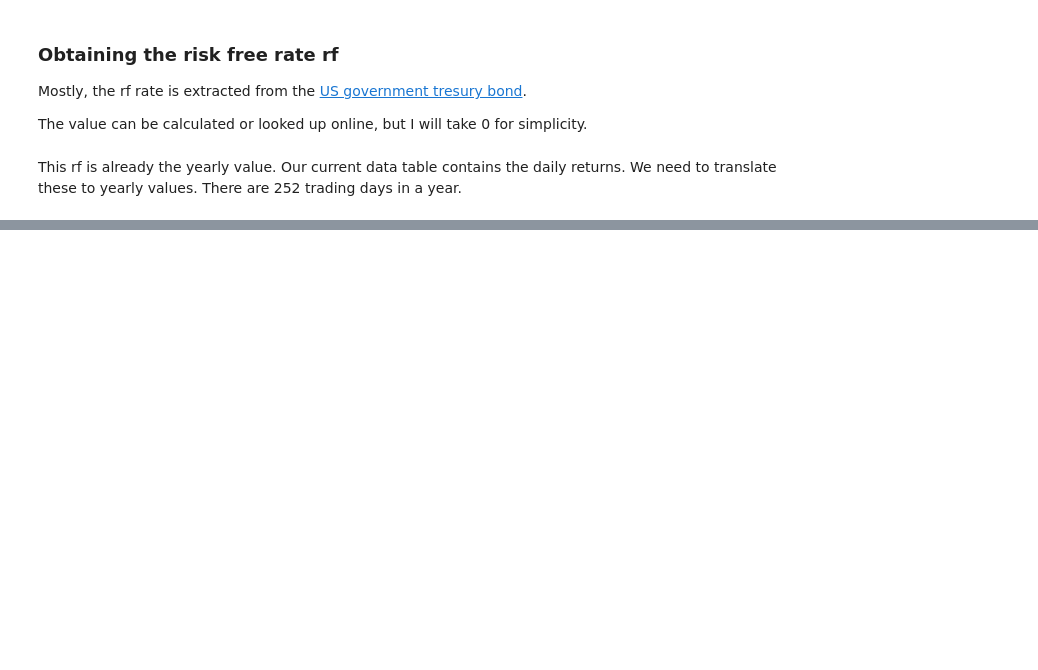
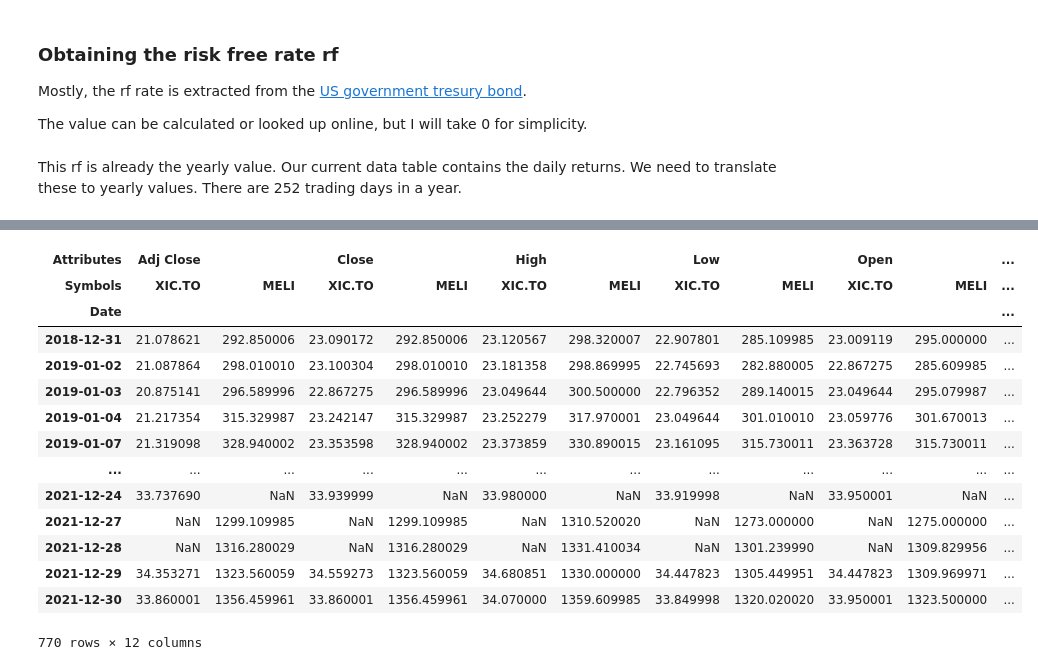
Before and after one commit to LarsTinnefeld/financial-analysis, a Jupyter notebook: correlation.ipynb, the cells around one changed output, grey strips where cells are left out. Drawn from its saved outputs; the diff is of its cells as text; code cells hidden in the pictures; blank space fills up the shorter version.

```diff
--- a/correlation.ipynb
+++ b/correlation.ipynb
@@ -239,0 +263,23 @@ Sharpe Ratio for ADS: -0.238
+# %%
+tickers_new = ['XIC.TO', 'MELI']
+start = dt.datetime(2018, 12, 30)
+end = dt.datetime(2021, 12, 30)
+df_stocks_new = pdr.get_data_yahoo(tickers_new, start, end, interval="d")
+
+df_stocks_new
+# %% [output]
+| Attributes | Adj Close |  | Close |  | High |  | Low |  | Open |  | ... |
+| Symbols | XIC.TO | MELI | XIC.TO | MELI | XIC.TO | MELI | XIC.TO | MELI | XIC.TO | MELI | ... |
+| Date |  |  |  |  |  |  |  |  |  |  | ... |
+| 2018-12-31 | 21.078621 | 292.850006 | 23.090172 | 292.850006 | 23.120567 | 298.320007 | 22.907801 | 285.109985 | 23.009119 | 295.000000 | ... |
+| 2019-01-02 | 21.087864 | 298.010010 | 23.100304 | 298.010010 | 23.181358 | 298.869995 | 22.745693 | 282.880005 | 22.867275 | 285.609985 | ... |
+| 2019-01-03 | 20.875141 | 296.589996 | 22.867275 | 296.589996 | 23.049644 | 300.500000 | 22.796352 | 289.140015 | 23.049644 | 295.079987 | ... |
+| 2019-01-04 | 21.217354 | 315.329987 | 23.242147 | 315.329987 | 23.252279 | 317.970001 | 23.049644 | 301.010010 | 23.059776 | 301.670013 | ... |
+| 2019-01-07 | 21.319098 | 328.940002 | 23.353598 | 328.940002 | 23.373859 | 330.890015 | 23.161095 | 315.730011 | 23.363728 | 315.730011 | ... |
+| ... | ... | ... | ... | ... | ... | ... | ... | ... | ... | ... | ... |
+| 2021-12-24 | 33.737690 | NaN | 33.939999 | NaN | 33.980000 | NaN | 33.919998 | NaN | 33.950001 | NaN | ... |
+| 2021-12-27 | NaN | 1299.109985 | NaN | 1299.109985 | NaN | 1310.520020 | NaN | 1273.000000 | NaN | 1275.000000 | ... |
+| 2021-12-28 | NaN | 1316.280029 | NaN | 1316.280029 | NaN | 1331.410034 | NaN | 1301.239990 | NaN | 1309.829956 | ... |
+| 2021-12-29 | 34.353271 | 1323.560059 | 34.559273 | 1323.560059 | 34.680851 | 1330.000000 | 34.447823 | 1305.449951 | 34.447823 | 1309.969971 | ... |
+| 2021-12-30 | 33.860001 | 1356.459961 | 33.860001 | 1356.459961 | 34.070000 | 1359.609985 | 33.849998 | 1320.020020 | 33.950001 | 1323.500000 | ... |
+770 rows × 12 columns
```
Also changed, not shown: parts of 14 cells of this notebook.
